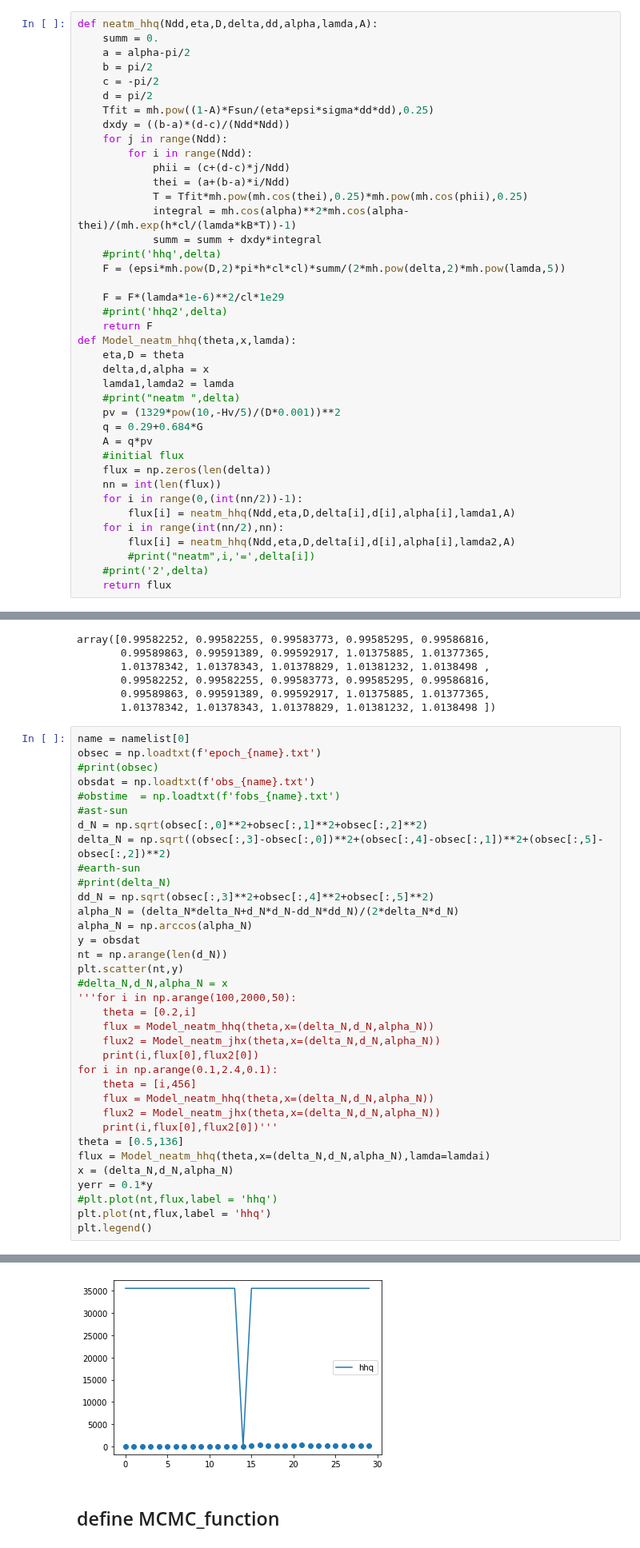
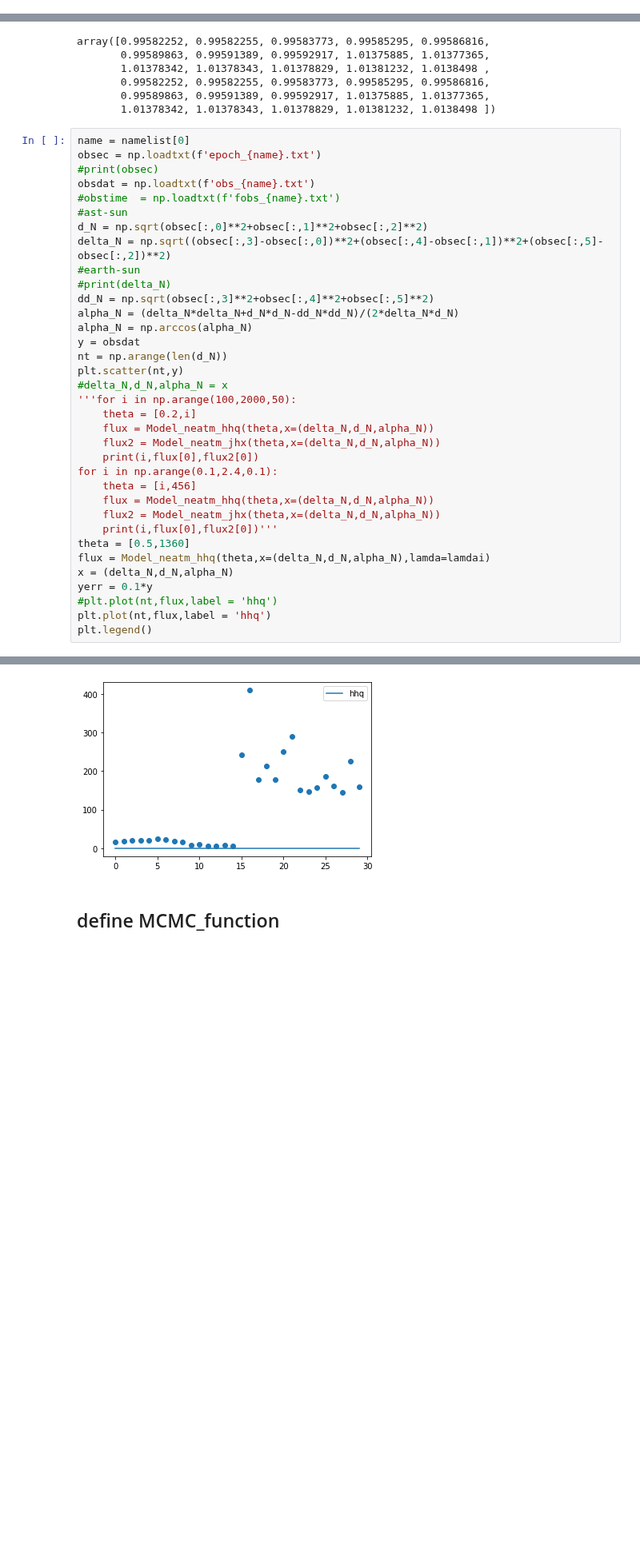
Before and after one commit to AstroHHQ/learngit, a Jupyter notebook: JPLdata/MCMC_C_Cpp.ipynb, the cells around one changed output, grey strips where cells are left out. Shown at 80% size. Cells and saved outputs as stored; diff of their text form; blank space fills up the shorter version.

```diff
--- a/JPLdata/MCMC_C_Cpp.ipynb
+++ b/JPLdata/MCMC_C_Cpp.ipynb
@@ -75,43 +74,3 @@ sh: 1: ./a.out: not found
-# %%
-def neatm_hhq(Ndd,eta,D,delta,dd,alpha,lamda,A):
-    summ = 0.
-    a = alpha-pi/2
-    b = pi/2
-    c = -pi/2
-    d = pi/2
-    Tfit = mh.pow((1-A)*Fsun/(eta*epsi*sigma*dd*dd),0.25)
-    dxdy = ((b-a)*(d-c)/(Ndd*Ndd))
-    for j in range(Ndd):
-        for i in range(Ndd):
-            phii = (c+(d-c)*j/Ndd)
-            thei = (a+(b-a)*i/Ndd)
-            T = Tfit*mh.pow(mh.cos(thei),0.25)*mh.pow(mh.cos(phii),0.25)
-            integral = mh.cos(alpha)**2*mh.cos(alpha-thei)/(mh.exp(h*cl/(lamda*kB*T))-1)
-            summ = summ + dxdy*integral
-    #print('hhq',delta)
-    F = (epsi*mh.pow(D,2)*pi*h*cl*cl)*summ/(2*mh.pow(delta,2)*mh.pow(lamda,5))
-
-    F = F*(lamda*1e-6)**2/cl*1e29
-    #print('hhq2',delta)
-    return F
-def Model_neatm_hhq(theta,x,lamda):
-    eta,D = theta
-    delta,d,alpha = x
-    lamda1,lamda2 = lamda
-    #print("neatm ",delta)
-    pv = (1329*pow(10,-Hv/5)/(D*0.001))**2
-    q = 0.29+0.684*G
-    A = q*pv
-    #initial flux
-    flux = np.zeros(len(delta))
-    nn = int(len(flux))
-    for i in range(0,(int(nn/2))-1):
-        flux[i] = neatm_hhq(Ndd,eta,D,delta[i],d[i],alpha[i],lamda1,A)
-    for i in range(int(nn/2),nn):
-        flux[i] = neatm_hhq(Ndd,eta,D,delta[i],d[i],alpha[i],lamda2,A)
-        #print("neatm",i,'=',delta[i])
-    #print('2',delta)
-    return flux
 # %% [markdown]
 ## read data file
 # %% [markdown]
@@ -202,7 +161,7 @@ for i in np.arange(0.1,2.4,0.1):
     flux = Model_neatm_hhq(theta,x=(delta_N,d_N,alpha_N))
     flux2 = Model_neatm_jhx(theta,x=(delta_N,d_N,alpha_N))
     print(i,flux[0],flux2[0])'''
-theta = [0.5,136]
+theta = [0.5,1360]
 flux = Model_neatm_hhq(theta,x=(delta_N,d_N,alpha_N),lamda=lamdai)
 x = (delta_N,d_N,alpha_N)
 yerr = 0.1*y
@@ -230,5 +173,5 @@ Segmentation fault (core dumped)
 <matplotlib.legend.Legend at 0x...>
-[figure, old version]
+[figure, new version]
 # %% [markdown]
 ## define MCMC_function
 # %%
```
Also changed, not shown: parts of 3 cells of this notebook.
